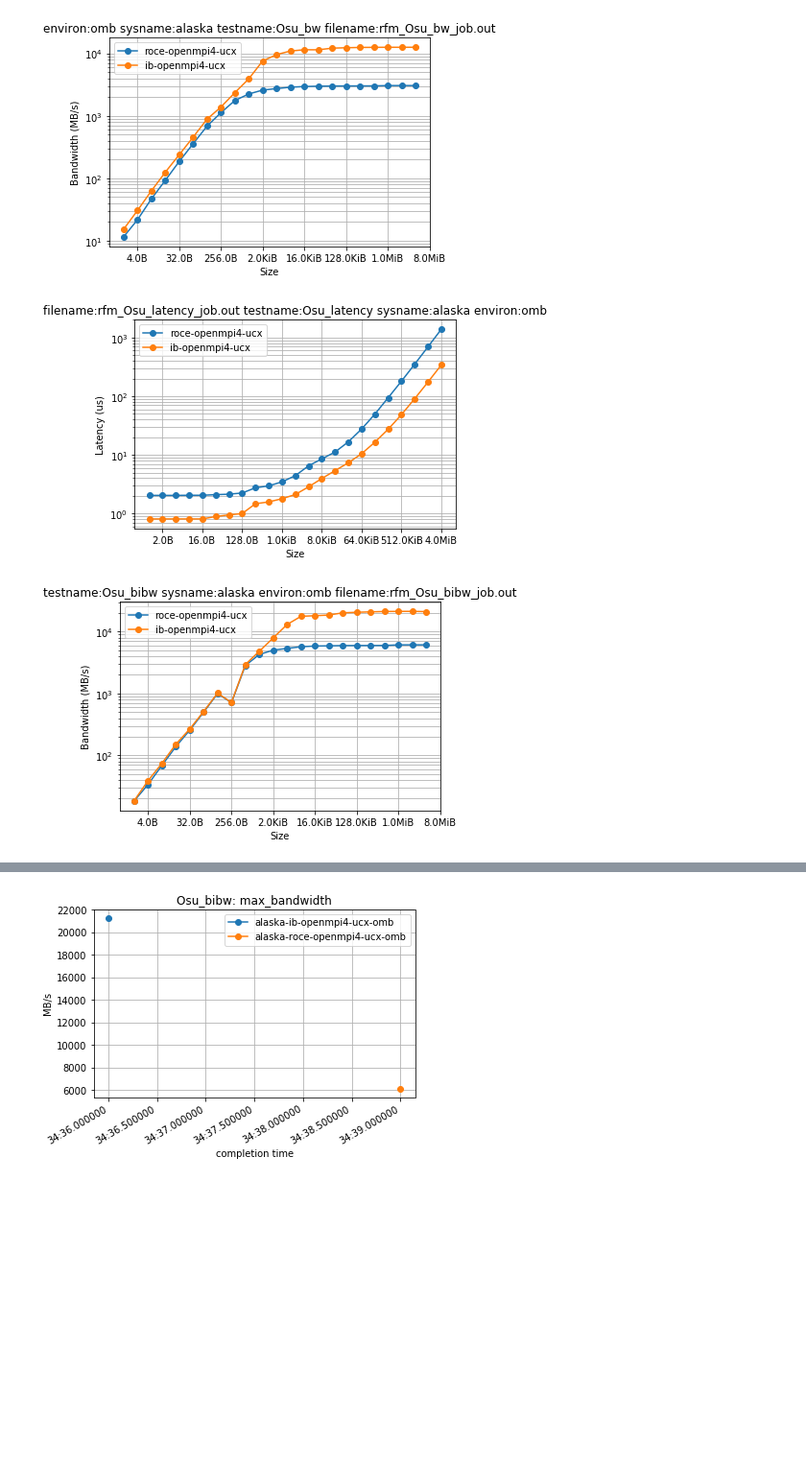
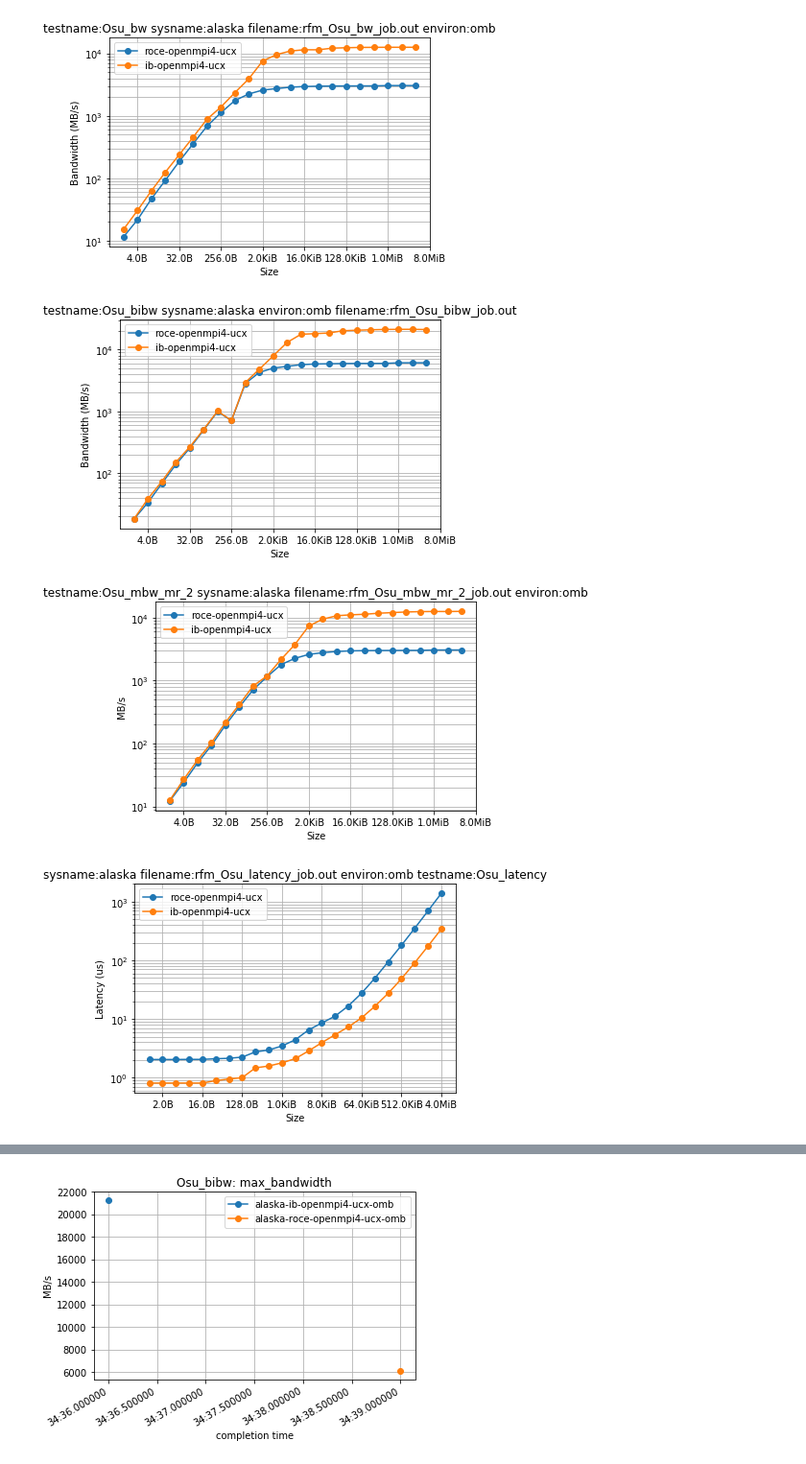
Before and after one commit to ukri-excalibur/excalibur-tests, a Jupyter notebook: omb/OMB.ipynb, the cells around one changed output, grey strips where cells are left out. Shown at 96% size. Cells and saved outputs as stored; diff of their text form; code cells hidden in the pictures; blank space fills up the shorter version.

Commit message:
refactor omb tests

```diff
--- a/omb/OMB.ipynb
+++ b/omb/OMB.ipynb
@@ -16,30 +32,29 @@ import modules
 # %%
-# Message size vs bandwidth/latency for 2-process tests - most-recent runs only:
-
-for test in ['Osu_bw', 'Osu_latency', 'Osu_bibw']:
+for test in ['Osu_bw', 'Osu_bibw', 'Osu_mbw_mr_2', 'Osu_latency']:
 
     # find all data and work out differences between them:
     paths = modules.utils.find_run_outputs(root='../output', test=test)
     fig, ax = plt.subplots(nrows=1, ncols=1)
     common, meta_diffs = modules.utils.diff_dicts([modules.utils.parse_path_metadata(p) for p in paths], ignore=['path'])
 
     # load and plot:
     for ix, path in enumerate(paths):
         data = modules.omb.read_omb_out(path)
         label = '-'.join(meta_diffs[ix].values())
         plt.plot(data.columns[0], data.columns[1], 'o-', data=data, label=label)
 
     # format plot:
     ax.set_xscale('log', basex=2)
     ax.set_yscale('log', basey=10)
     ax.xaxis.set_major_formatter(ticker.FuncFormatter(lambda x, pos: modules.utils.sizeof_fmt(x)))
     ax.grid(True, which="both")
     ax.set_xlabel(data.columns[0])
     ax.set_ylabel(data.columns[1])
     title = ' '.join(['%s:%s' % (k, v) for (k, v) in common.items()]) # TODO: improve
     ax.set_title(title)
     ax.legend()
 # %% [output]
-[figure, old version]
+[figure, new version]
-[figure, old version]
+[figure, new version]
-[figure, old version]
+[figure, new version]
+[figure, added]
```
Also changed, not shown: parts of 9 cells of this notebook, 2 other files.
